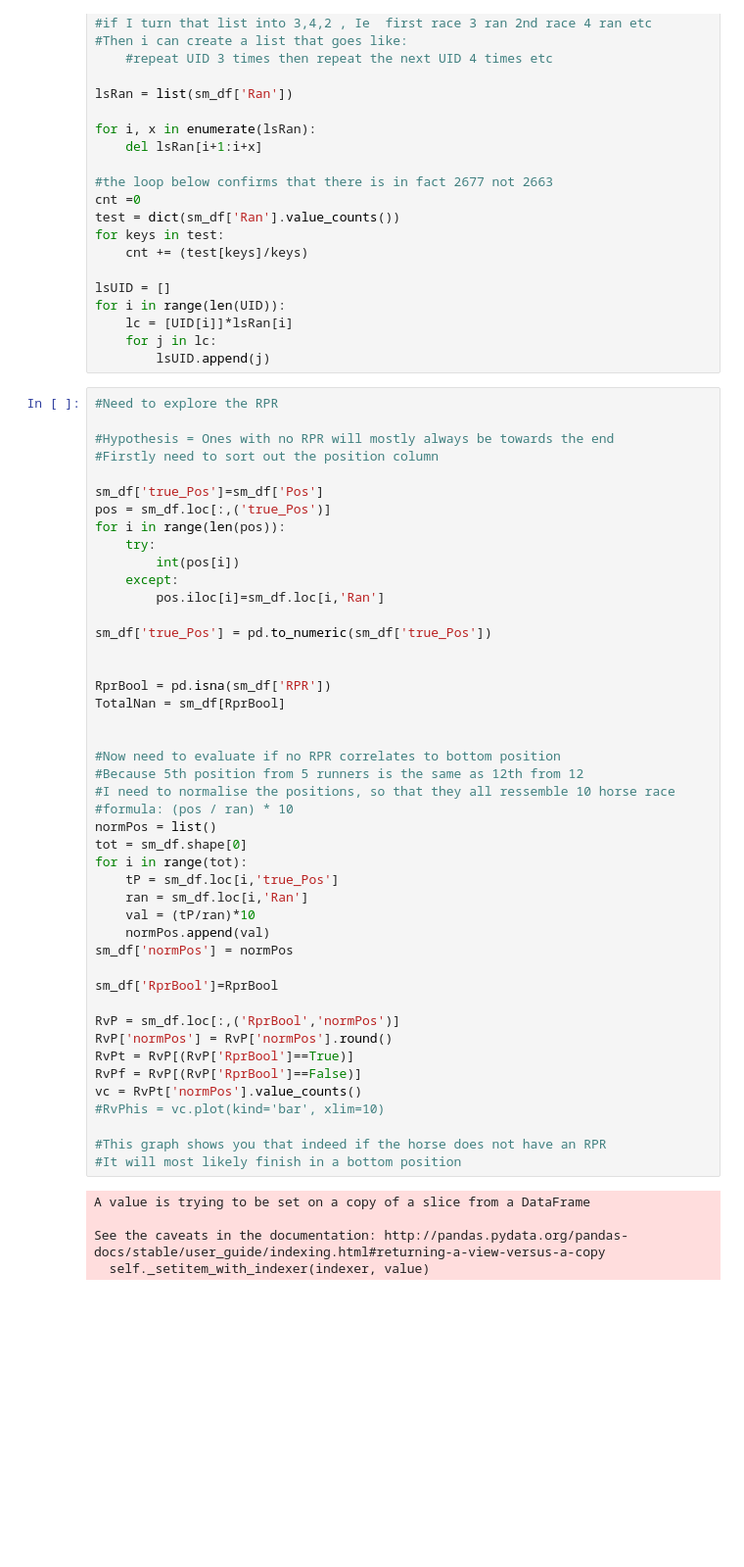
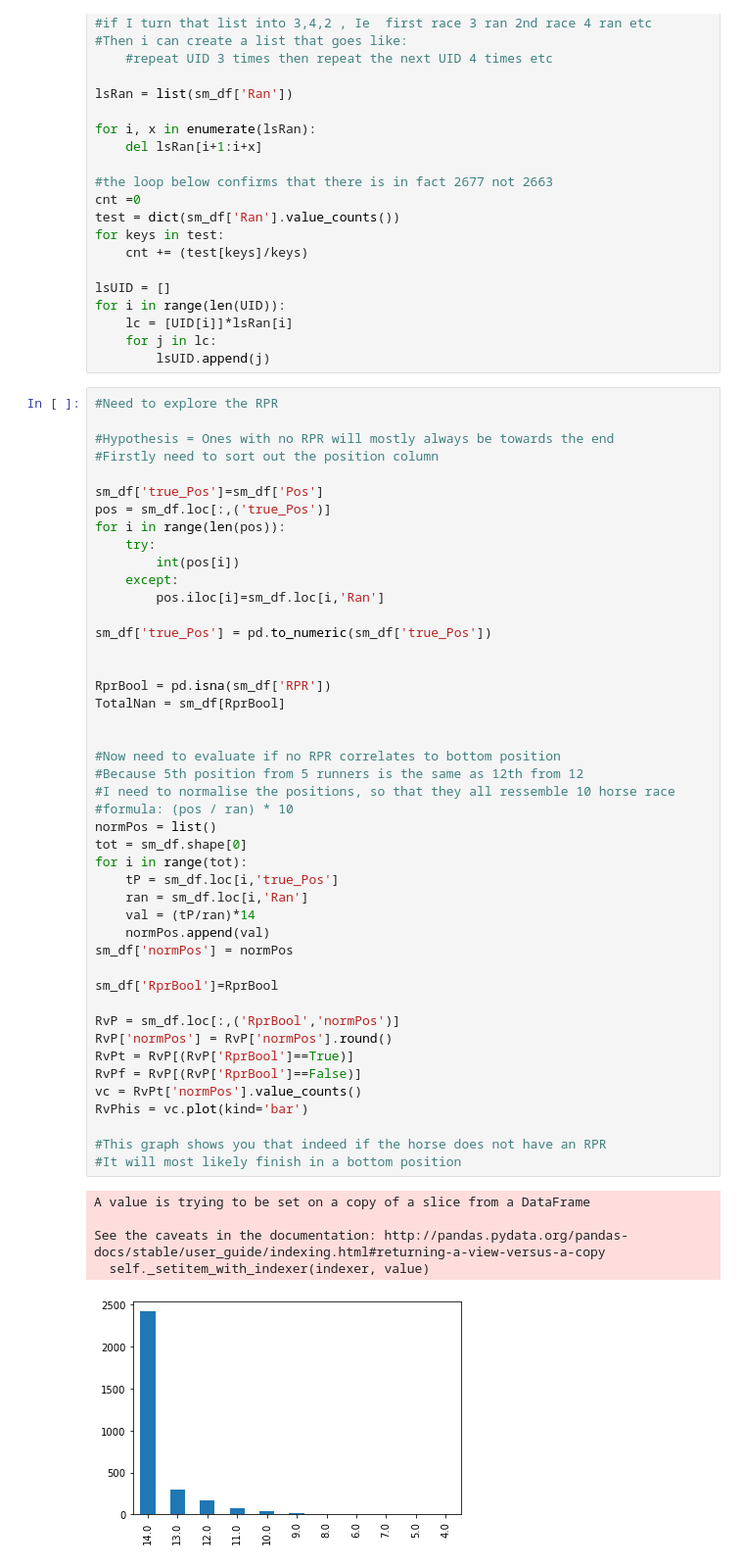
Before and after one commit to nizcode/horse_racing, a Jupyter notebook: racing_cleaning.ipynb, the cells around one changed output. Shown at 98% size. Drawn from its saved outputs; the diff is of its cells as text; blank space fills up the shorter version.

```diff
--- a/racing_cleaning.ipynb
+++ b/racing_cleaning.ipynb
@@ -271,35 +272,36 @@ RprBool = pd.isna(sm_df['RPR'])
 TotalNan = sm_df[RprBool]
 
 
 #Now need to evaluate if no RPR correlates to bottom position
 #Because 5th position from 5 runners is the same as 12th from 12
 #I need to normalise the positions, so that they all ressemble 10 horse race
 #formula: (pos / ran) * 10
 normPos = list()
 tot = sm_df.shape[0]
 for i in range(tot):
     tP = sm_df.loc[i,'true_Pos']
     ran = sm_df.loc[i,'Ran']
-    val = (tP/ran)*10
+    val = (tP/ran)*14
     normPos.append(val)
 sm_df['normPos'] = normPos
 
 sm_df['RprBool']=RprBool
 
 RvP = sm_df.loc[:,('RprBool','normPos')]
 RvP['normPos'] = RvP['normPos'].round()
 RvPt = RvP[(RvP['RprBool']==True)]
 RvPf = RvP[(RvP['RprBool']==False)]
 vc = RvPt['normPos'].value_counts()
-#RvPhis = vc.plot(kind='bar', xlim=10)
+RvPhis = vc.plot(kind='bar')
 
 #This graph shows you that indeed if the horse does not have an RPR
 #It will most likely finish in a bottom position
 # %% [output]
 A value is trying to be set on a copy of a slice from a DataFrame
 
 See the caveats in the documentation: http://pandas.pydata.org/pandas-docs/stable/user_guide/indexing.html#returning-a-view-versus-a-copy
   self._setitem_with_indexer(indexer, value)
+[figure, added]
 # %%
 #Need to know to a basic correlation graph
 #btwn: RPR and position
```
Also changed, not shown: parts of 14 cells of this notebook, 1 other file.
